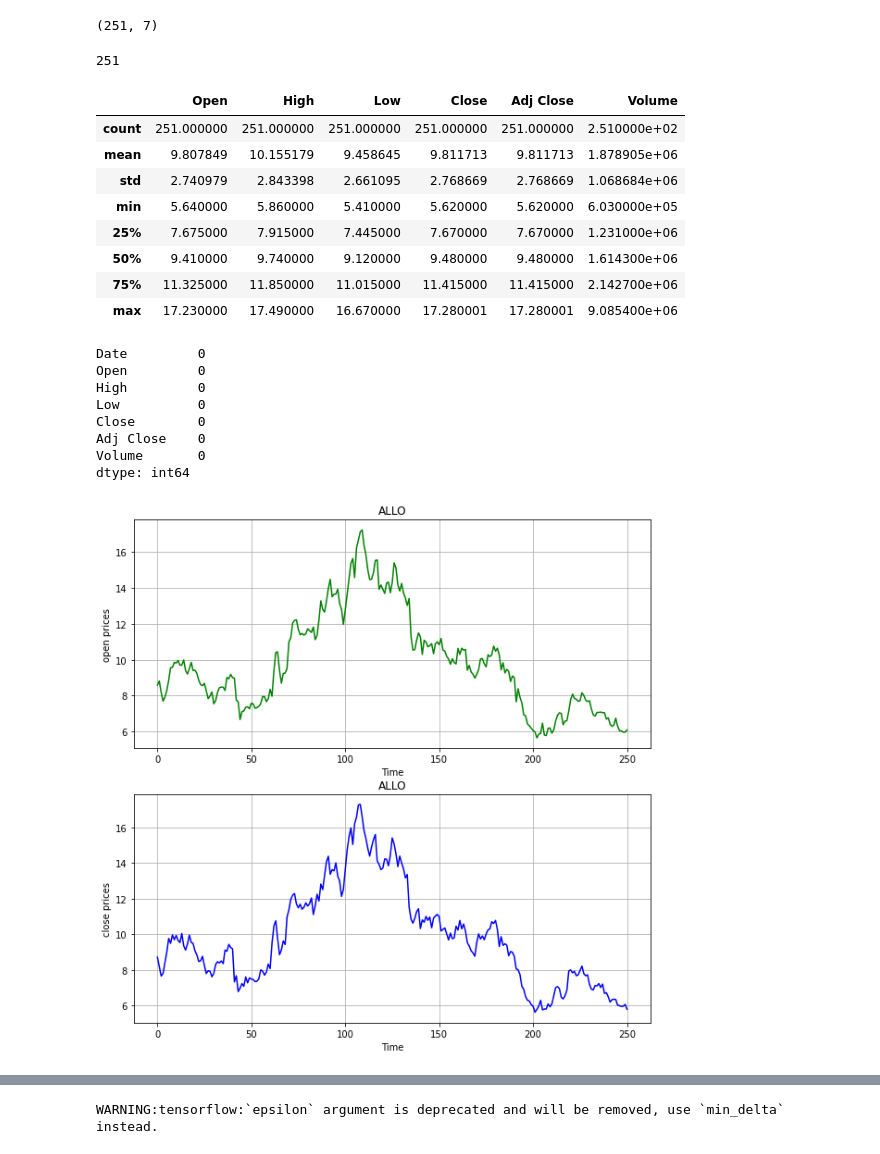
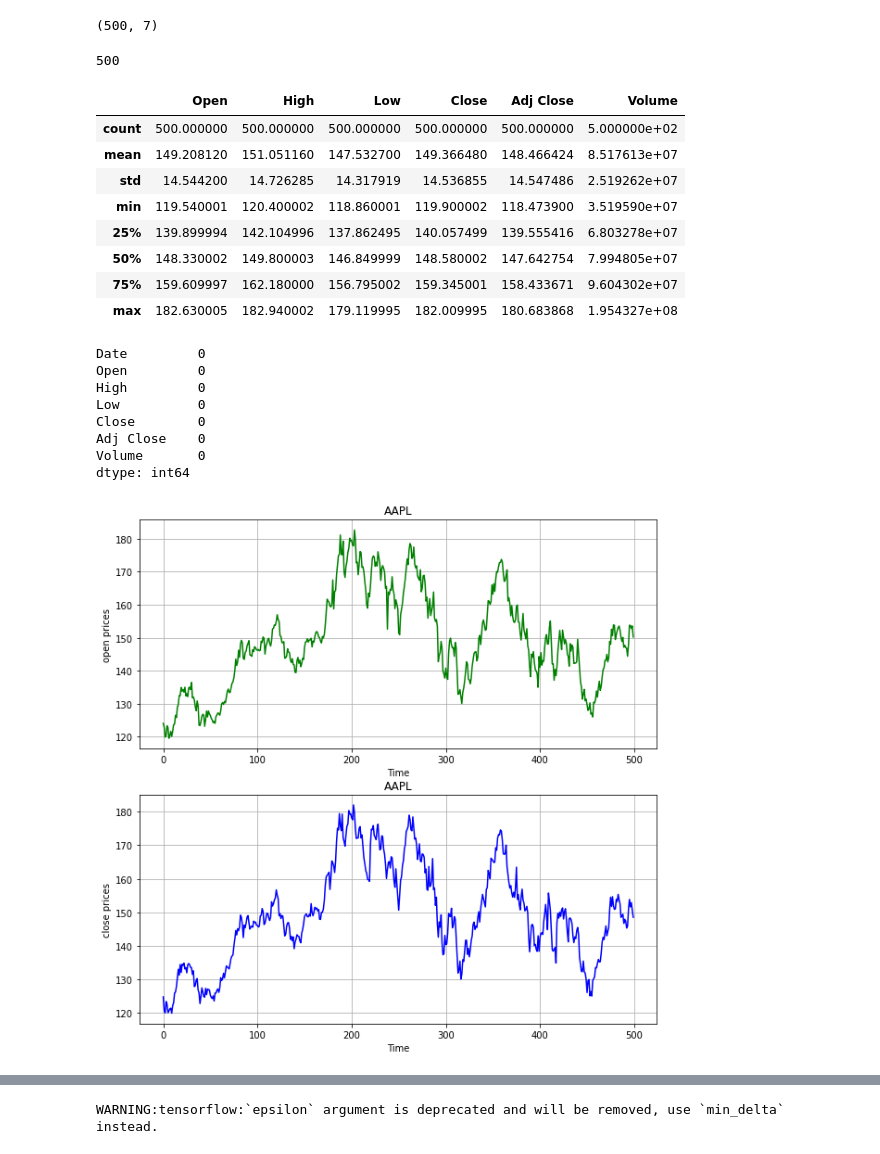
Before and after one commit to riseoptions/Stock_Predictions, a Jupyter notebook: RA_Stock_Predictions_1.ipynb, the cells around one changed output, grey strips where cells are left out. Cells and saved outputs as stored; diff of their text form; code cells hidden in the pictures.

```diff
--- a/RA_Stock_Predictions_1.ipynb
+++ b/RA_Stock_Predictions_1.ipynb
@@ -1 +1,3 @@
+# %%
+code = 'AAPL'
 # %%
@@ -8,8 +10,8 @@ import matplotlib.pyplot as plt
 import warnings
 warnings.filterwarnings('ignore')
 # %%
-#calling the file in nyse named prices.csv
-df =pd.read_csv("ALLO.csv", header=0)
+#
+df =pd.read_csv(code+".csv", header=0)
 df.head()
 # %% [output]
 |  | Date | Open | High | Low | Close | Adj Close | Volume |
@@ -21,26 +23,28 @@ df.head()
+# %%
+df = df[-500:]
 # %%
-#size of the dataset in 851264 rows and 7 columns
+#size of the dataset
 print(df.shape)
 # %% [output]
-(251, 7)
+(500, 7)
 # %%
-# finind the length of column named symbol
+# finind the length of time series
 print(len(df.Date.values))
 # %% [output]
-251
+500
 # %%
 #gives the details of each columns of the dataset like mean, max etc
 df.describe()
 # %% [output]
 |  | Open | High | Low | Close | Adj Close | Volume |
-| count | 251.000000 | 251.000000 | 251.000000 | 251.000000 | 251.000000 | 2.510000e+02 |
-| mean | 9.807849 | 10.155179 | 9.458645 | 9.811713 | 9.811713 | 1.878905e+06 |
-| std | 2.740979 | 2.843398 | 2.661095 | 2.768669 | 2.768669 | 1.068684e+06 |
-| min | 5.640000 | 5.860000 | 5.410000 | 5.620000 | 5.620000 | 6.030000e+05 |
-| 25% | 7.675000 | 7.915000 | 7.445000 | 7.670000 | 7.670000 | 1.231000e+06 |
-| 50% | 9.410000 | 9.740000 | 9.120000 | 9.480000 | 9.480000 | 1.614300e+06 |
-| 75% | 11.325000 | 11.850000 | 11.015000 | 11.415000 | 11.415000 | 2.142700e+06 |
-| max | 17.230000 | 17.490000 | 16.670000 | 17.280001 | 17.280001 | 9.085400e+06 |
+| count | 500.000000 | 500.000000 | 500.000000 | 500.000000 | 500.000000 | 5.000000e+02 |
+| mean | 149.208120 | 151.051160 | 147.532700 | 149.366480 | 148.466424 | 8.517613e+07 |
+| std | 14.544200 | 14.726285 | 14.317919 | 14.536855 | 14.547486 | 2.519262e+07 |
+| min | 119.540001 | 120.400002 | 118.860001 | 119.900002 | 118.473900 | 3.519590e+07 |
+| 25% | 139.899994 | 142.104996 | 137.862495 | 140.057499 | 139.555416 | 6.803278e+07 |
+| 50% | 148.330002 | 149.800003 | 146.849999 | 148.580002 | 147.642754 | 7.994805e+07 |
+| 75% | 159.609997 | 162.180000 | 156.795002 | 159.345001 | 158.433671 | 9.604302e+07 |
+| max | 182.630005 | 182.940002 | 179.119995 | 182.009995 | 180.683868 | 1.954327e+08 |
 # %%
 #checking whether their is any null value in the dataset
 # .sum() will give the total no. of null value column vise
@@ -57,28 +61,28 @@ dtype: int64
 # %%
 f, axs = plt.subplots(2,2,figsize=(10,10))
 plt.subplot(2,1,1)
 open = df.Open.values.astype('float32')
 
 
 plt.grid(True)
 plt.xlabel('Time')
 plt.ylabel("open prices")
-plt.title('ALLO')
+plt.title(code)
 plt.plot(open , 'g')
 
 
 plt.subplot(2,1,2)
 close = df.Close.values.astype('float32')
 
 
 plt.xlabel('Time')
 plt.ylabel("close prices")
-plt.title('ALLO')
+plt.title(code)
 plt.grid(True)
 plt.plot(close , 'b')
 plt.show()
 # %% [output]
-[figure, old version]
+[figure, new version]
 # %%
 #taking the values of closing_stock in a single list called stocks
 stocks = close[:]
```
Also changed, not shown: parts of 14 cells of this notebook.
